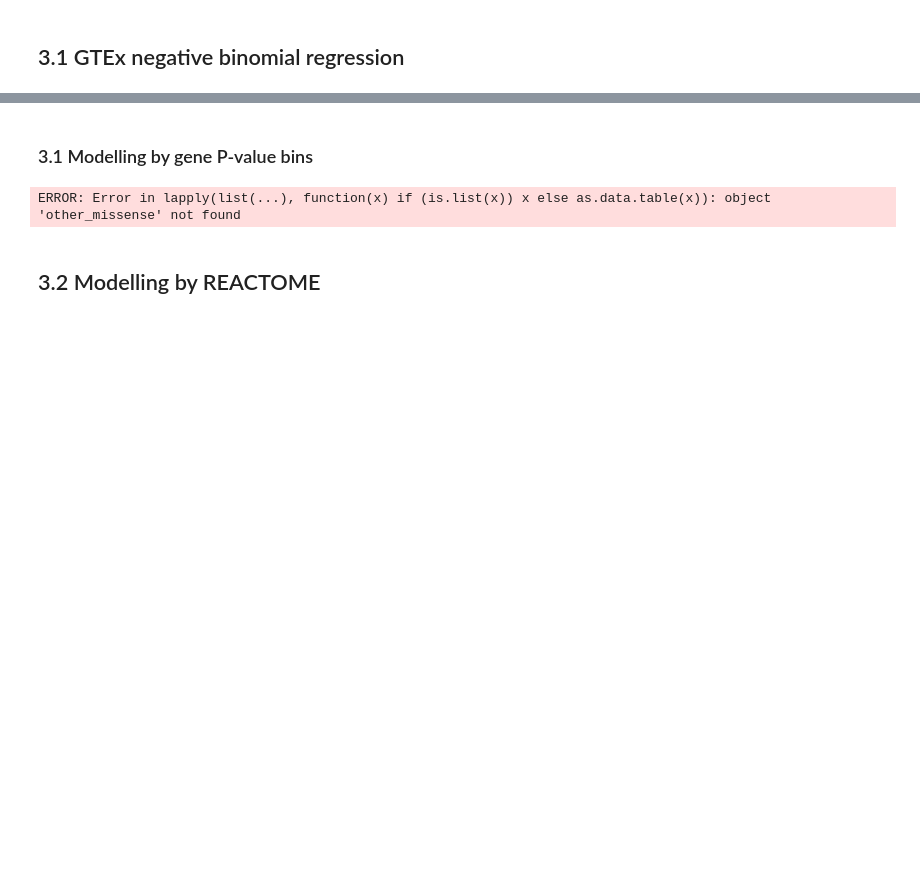
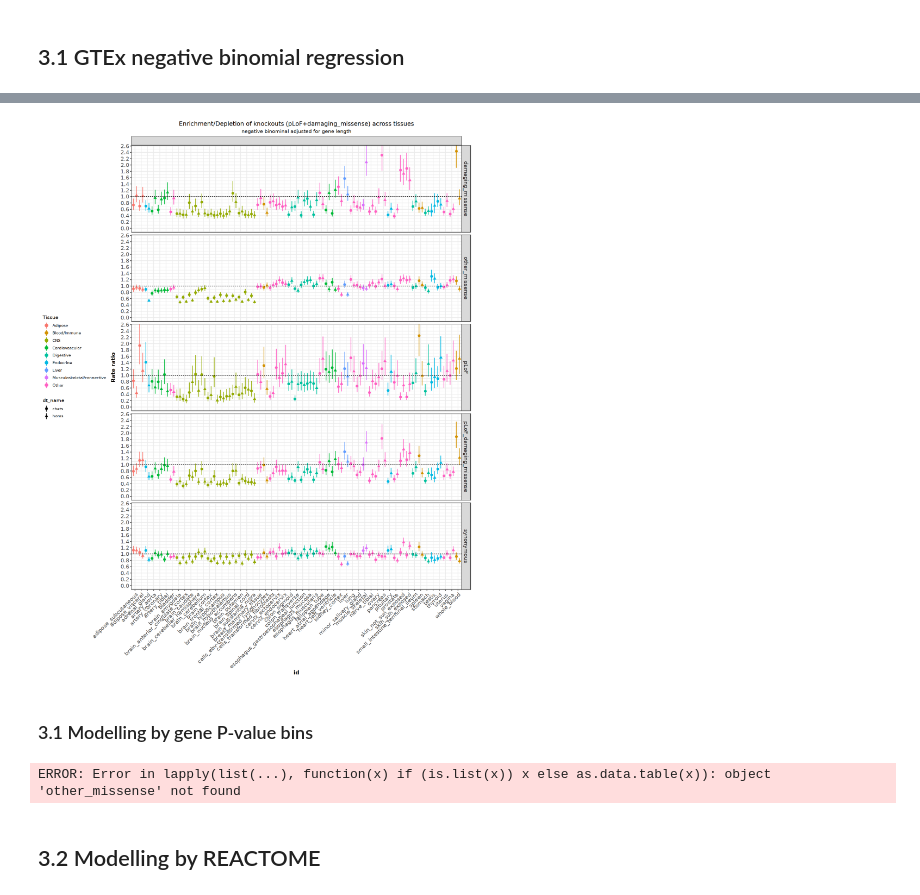
Before and after one commit to frhl/wes_ko_ukbb, a Jupyter notebook: notebooks/220825_transfer_figure2_plots.ipynb, the cells around one changed output, grey strips where cells are left out. Saved outputs shown, nothing was run; the diff lists cells and outputs as text; code cells hidden in the pictures; blank space fills up the shorter version.

```diff
--- a/notebooks/220825_transfer_figure2_plots.ipynb
+++ b/notebooks/220825_transfer_figure2_plots.ipynb
@@ -400,7 +373,7 @@ fill_scale <- scale_fill_manual(name = "consequence_category", values = my_color
 color_scale <- scale_color_manual(name = "consequence_category", values = my_colors)
 # %%
 options(repr.plot.width=10, repr.plot.height=7)
-ggplot(combined, aes(x=kos, y=N, fill=annotation)) +
+p <- ggplot(combined, aes(x=kos, y=N, fill=annotation)) +
     geom_bar(stat='identity', position="dodge", color = 'black') +
     coord_cartesian(xlim = c(1,10)) +
     theme_classic() +
@@ -425,6 +398,8 @@ ggplot(combined, aes(x=kos, y=N, fill=annotation)) +
         panel.grid.minor = element_blank(),
         panel.background = element_blank()
     )
+
+p
 # %% [output]
 [figure]
 # %%
@@ -1029,0 +644,3 @@ Warning message:
+# %%
+annotations <- c("pLoF","damaging_missense","pLoF_damaging_missense","other_missense","synonymous")
+categories <- colnames(gtex)[-1]
@@ -1030,3 +732,47 @@ Warning message:
+# %%
+# combine in "long" format
+d <- do.call(rbind, outer_list)
+d1 <- d[,c("id","hom_est", "hom_error", "hom_z", "hom_p", "hom_ci_est", "hom_ci_lower", "hom_ci_upper", "annotation")]
+d2 <- d[,c("id","chet_est", "chet_error", "chet_z", "chet_p", "chet_ci_est", "chet_ci_lower", "chet_ci_upper", "annotation")]
+colnames(d1) <- gsub("hom_", "", colnames(d1))
+colnames(d2) <- gsub("chet_", "", colnames(d2))
+d1$dt_name <- "homs"
+d2$dt_name <- "chets"
+dout <- rbind(d1, d2)
+
+# get gtex categories
+dout <- merge(dout, gtex_categories, all.x = TRUE)
+# %%
+options(repr.plot.width=14, repr.plot.height=18)
+title <- "Enrichment/Depletion of knockouts (pLoF+damaging_missense) across tissues"
+subtitle <- "negative binominal adjusted for gene length"
+pd <- position_dodge(1)
+ggplot(dout, aes(x=id, y=ci_est, ymin=ci_lower, ymax=ci_upper, color=Tissue.category.for.display,
+                 group=dt_name, shape=dt_name)) +
+    geom_pointrange(position = pd) +
+    geom_hline(yintercept = 1, linetype = 'dashed') +
+    ggtitle(title, subtitle) +
+    scale_y_continuous(breaks=scales::pretty_breaks(n=10)) +
+    coord_cartesian(ylim = c(0,2.5)) +
+    labs(color = "Tissue") +
+    theme_bw() +
+    ylab("Rate ratio") +
+        theme(
+        legend.position = "left",
+        strip.text = element_text(size=12),
+        axis.text=element_text(size=12),
+        axis.title=element_text(size=12,face="bold"),
+        axis.title.x = element_text(margin=ggplot2::margin(t=10)),
+        axis.title.y = element_text(margin=ggplot2::margin(r=10)),
+        plot.title = element_text(hjust=0.5),
+        plot.subtitle = element_text(hjust=0.5),
+        axis.text.x = element_text(angle = 45, hjust = 0.99, vjust = 0.99),
+    ) +
+    facet_grid(annotation~"")
+
+#ggplot(fits, aes(y=id, x=est_exp, xmin=est-error, xmax=est+error, color=Tissue.category.for.display)) +
+# %% [output]
+[figure, added]
 # %% [markdown]
 ### 3.1 Modelling by gene P-value bins
 # %%
```
Also changed, not shown: parts of 114 cells of this notebook, 4 other files.
